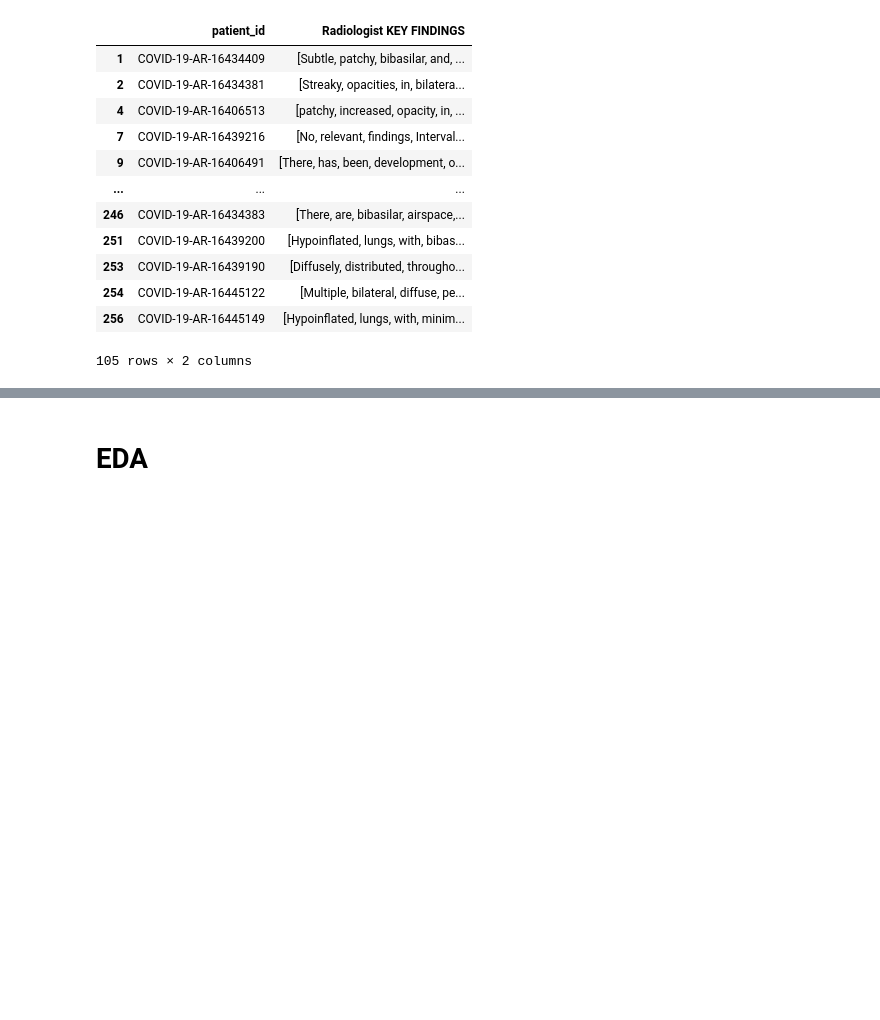
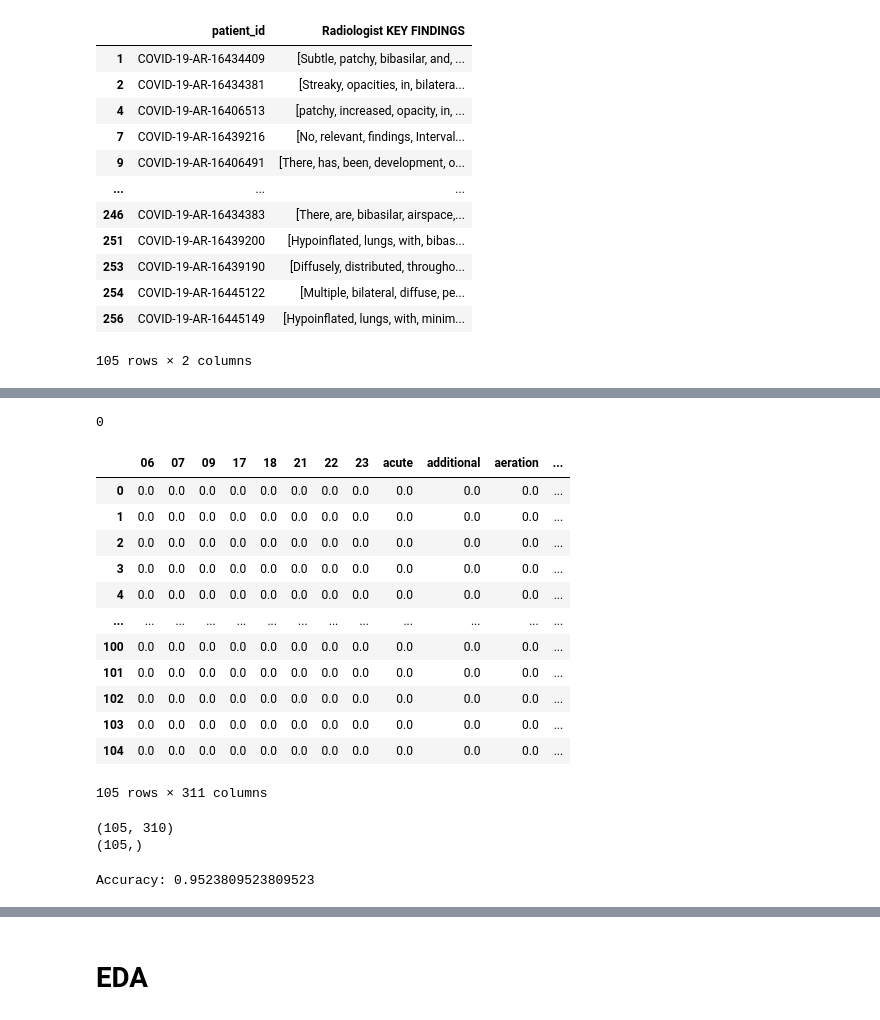
Before and after one commit to R4HUL-ROY/Multimodal_feature_extraction, a Jupyter notebook: TextPrep.ipynb, the cells around one changed output, grey strips where cells are left out. Saved outputs shown, nothing was run; the diff lists cells and outputs as text; code cells hidden in the pictures; blank space fills up the shorter version.

```diff
--- a/TextPrep.ipynb
+++ b/TextPrep.ipynb
@@ -213,0 +315,3 @@ dataset
+# %%
+filepath =  r"/content/drive/MyDrive/Machine Learning/ML DATASET/COVID-19 AR Clinical Correlates July202020 (csv).csv"
+df = pd.read_csv(filepath, header = 1)
@@ -213,0 +329,42 @@ dataset
+# %%
+extra = 0
+for idx, name in enumerate(patient_1):
+    if name != patient_2[idx]:
+        extra += 1
+
+print(extra)
+# %% [output]
+0
+# %%
+# concatenate mortality
+
+# dataset['MORTALITY']  = df['MORTALITY']
+# dataset
+
+mortality_truth = list(df['MORTALITY'])[:-2]
+tfidf_df['MORTALITY'] = mortality_truth
+# %%
+tfidf_df
+# %% [output]
+|  | 06 | 07 | 09 | 17 | 18 | 21 | 22 | 23 | acute | additional | aeration | ... |
+| 0 | 0.0 | 0.0 | 0.0 | 0.0 | 0.0 | 0.0 | 0.0 | 0.0 | 0.0 | 0.0 | 0.0 | ... |
+| 1 | 0.0 | 0.0 | 0.0 | 0.0 | 0.0 | 0.0 | 0.0 | 0.0 | 0.0 | 0.0 | 0.0 | ... |
+| 2 | 0.0 | 0.0 | 0.0 | 0.0 | 0.0 | 0.0 | 0.0 | 0.0 | 0.0 | 0.0 | 0.0 | ... |
+| 3 | 0.0 | 0.0 | 0.0 | 0.0 | 0.0 | 0.0 | 0.0 | 0.0 | 0.0 | 0.0 | 0.0 | ... |
+| 4 | 0.0 | 0.0 | 0.0 | 0.0 | 0.0 | 0.0 | 0.0 | 0.0 | 0.0 | 0.0 | 0.0 | ... |
+| ... | ... | ... | ... | ... | ... | ... | ... | ... | ... | ... | ... | ... |
+| 100 | 0.0 | 0.0 | 0.0 | 0.0 | 0.0 | 0.0 | 0.0 | 0.0 | 0.0 | 0.0 | 0.0 | ... |
+| 101 | 0.0 | 0.0 | 0.0 | 0.0 | 0.0 | 0.0 | 0.0 | 0.0 | 0.0 | 0.0 | 0.0 | ... |
+| 102 | 0.0 | 0.0 | 0.0 | 0.0 | 0.0 | 0.0 | 0.0 | 0.0 | 0.0 | 0.0 | 0.0 | ... |
+| 103 | 0.0 | 0.0 | 0.0 | 0.0 | 0.0 | 0.0 | 0.0 | 0.0 | 0.0 | 0.0 | 0.0 | ... |
+| 104 | 0.0 | 0.0 | 0.0 | 0.0 | 0.0 | 0.0 | 0.0 | 0.0 | 0.0 | 0.0 | 0.0 | ... |
+105 rows × 311 columns
+# %%
+X = tfidf_df.iloc[:,:-1]
+y = tfidf_df['MORTALITY']
+
+print(X.shape)
+print(y.shape)
+# %% [output]
+(105, 310)
+(105,)
@@ -213,0 +383,5 @@ dataset
+# %%
+from sklearn import metrics
+print("Accuracy:",metrics.accuracy_score(y_test, y_pred))
+# %% [output]
+Accuracy: 0.9523809523809523
```
Also changed, not shown: parts of 27 cells of this notebook.
